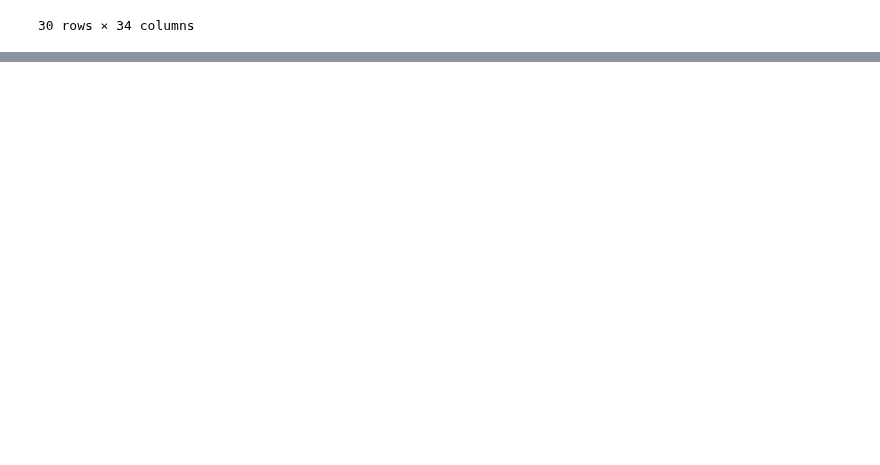
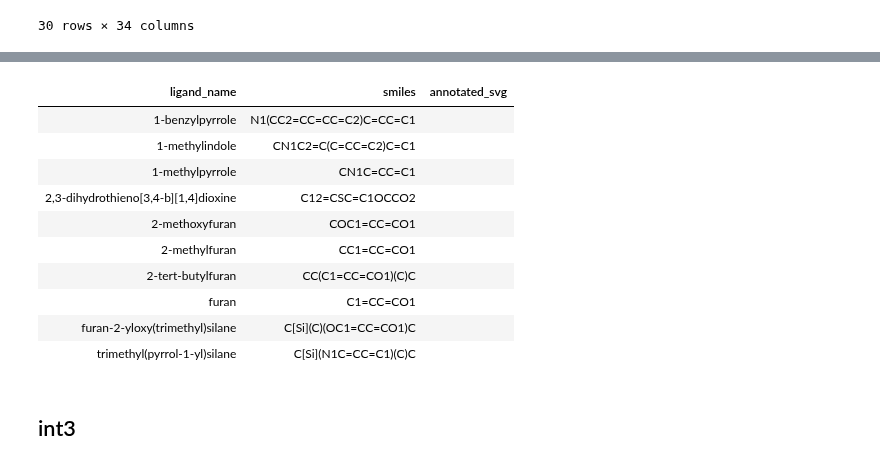
Before and after one commit to MolinDiscovery/FRUST, a Jupyter notebook: analysis/a6_font_ts3_ts4_int3.ipynb, the cells around one changed output, grey strips where cells are left out. Cells and saved outputs as stored; diff of their text form; code cells hidden in the pictures; blank space fills up the shorter version.

```diff
--- a/analysis/a6_font_ts3_ts4_int3.ipynb
+++ b/analysis/a6_font_ts3_ts4_int3.ipynb
@@ -313,3 +269,20 @@ Index(['custom_name', 'ligand_name', 'rpos', 'constraint_atoms', 'cid',
+# %%
+_, html = build_annotated_frame(df, energy_col="dG")
+HTML(html)
+# %% [output]
+| ligand_name | smiles | annotated_svg |
+| 1-benzylpyrrole | N1(CC2=CC=CC=C2)C=CC=C1 |  |
+| 1-methylindole | CN1C2=C(C=CC=C2)C=C1 |  |
+| 1-methylpyrrole | CN1C=CC=C1 |  |
+| 2,3-dihydrothieno[3,4-b][1,4]dioxine | C12=CSC=C1OCCO2 |  |
+| 2-methoxyfuran | COC1=CC=CO1 |  |
+| 2-methylfuran | CC1=CC=CO1 |  |
+| 2-tert-butylfuran | CC(C1=CC=CO1)(C)C |  |
+| furan | C1=CC=CO1 |  |
+| furan-2-yloxy(trimethyl)silane | C[Si](C)(OC1=CC=CO1)C |  |
+| trimethyl(pyrrol-1-yl)silane | C[Si](N1C=CC=C1)(C)C |  |
+# %% [markdown]
+## int3
 # %%
 key = "ligand_name"
 #df_lig = df_lig.rename(columns=lambda c: c if c == key else f"{c}_lig")
```
Also changed, not shown: parts of 12 cells of this notebook, 2 other files.
